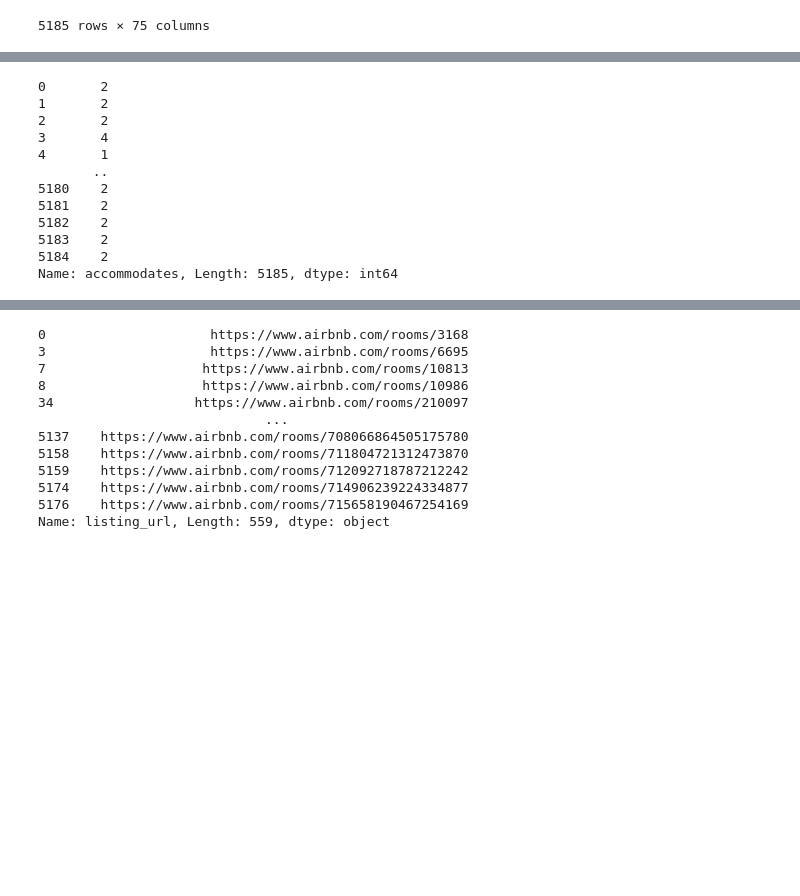
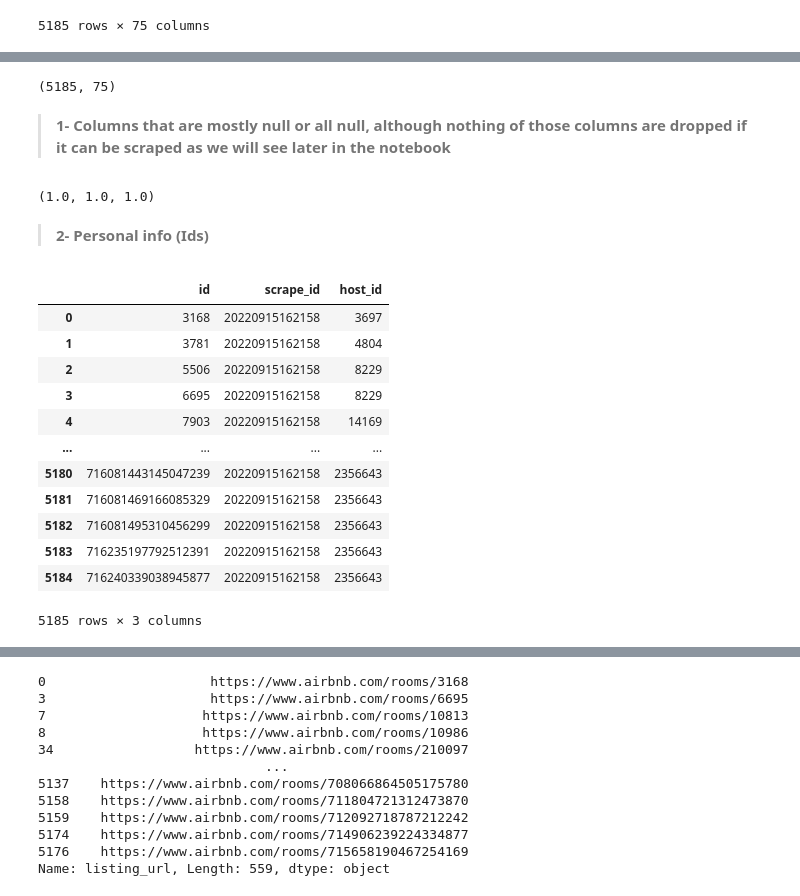
Before and after one commit to Abdulrahman-Almutlaq/AirBnb_EDA, a Jupyter notebook: Boston_Airbnb.ipynb, the cells around one changed output, grey strips where cells are left out. Drawn from its saved outputs; the diff is of its cells as text; code cells hidden in the pictures; blank space fills up the shorter version.

```diff
--- a/Boston_Airbnb.ipynb
+++ b/Boston_Airbnb.ipynb
@@ -46,15 +94,29 @@ Boston_listings
+# %%
+Boston_listings.shape
+# %% [output]
+(5185, 75)
+# %% [markdown]
+> **1- Columns that are mostly null or all null, although nothing of those columns are dropped if it can be scraped as we will see later in the notebook**
+# %%
+Boston_listings['neighbourhood_group_cleansed'].isnull().mean(),\
+Boston_listings['bathrooms'].isnull().mean(),Boston_listings['calendar_updated'].isnull().mean()
+# %% [output]
+(1.0, 1.0, 1.0)
+# %% [markdown]
+> **2- Personal info (Ids) <br>**
 # %%
-Boston_listings['accommodates']
+Boston_listings[['id','scrape_id','host_id']]
 # %% [output]
+|  | id | scrape_id | host_id |
+| 0 | 3168 | 20220915162158 | 3697 |
+| 1 | 3781 | 20220915162158 | 4804 |
+| 2 | 5506 | 20220915162158 | 8229 |
+| 3 | 6695 | 20220915162158 | 8229 |
+| 4 | 7903 | 20220915162158 | 14169 |
+| ... | ... | ... | ... |
+| 5180 | 716081443145047239 | 20220915162158 | 2356643 |
+| 5181 | 716081469166085329 | 20220915162158 | 2356643 |
+| 5182 | 716081495310456299 | 20220915162158 | 2356643 |
+| 5183 | 716235197792512391 | 20220915162158 | 2356643 |
+| 5184 | 716240339038945877 | 20220915162158 | 2356643 |
-0       2
-1       2
-2       2
-3       4
-4       1
-       ..
-5180    2
-5181    2
-5182    2
-5183    2
-5184    2
-Name: accommodates, Length: 5185, dtype: int64
+5185 rows × 3 columns
```
Also changed, not shown: parts of 62 cells of this notebook, 1 other file.
